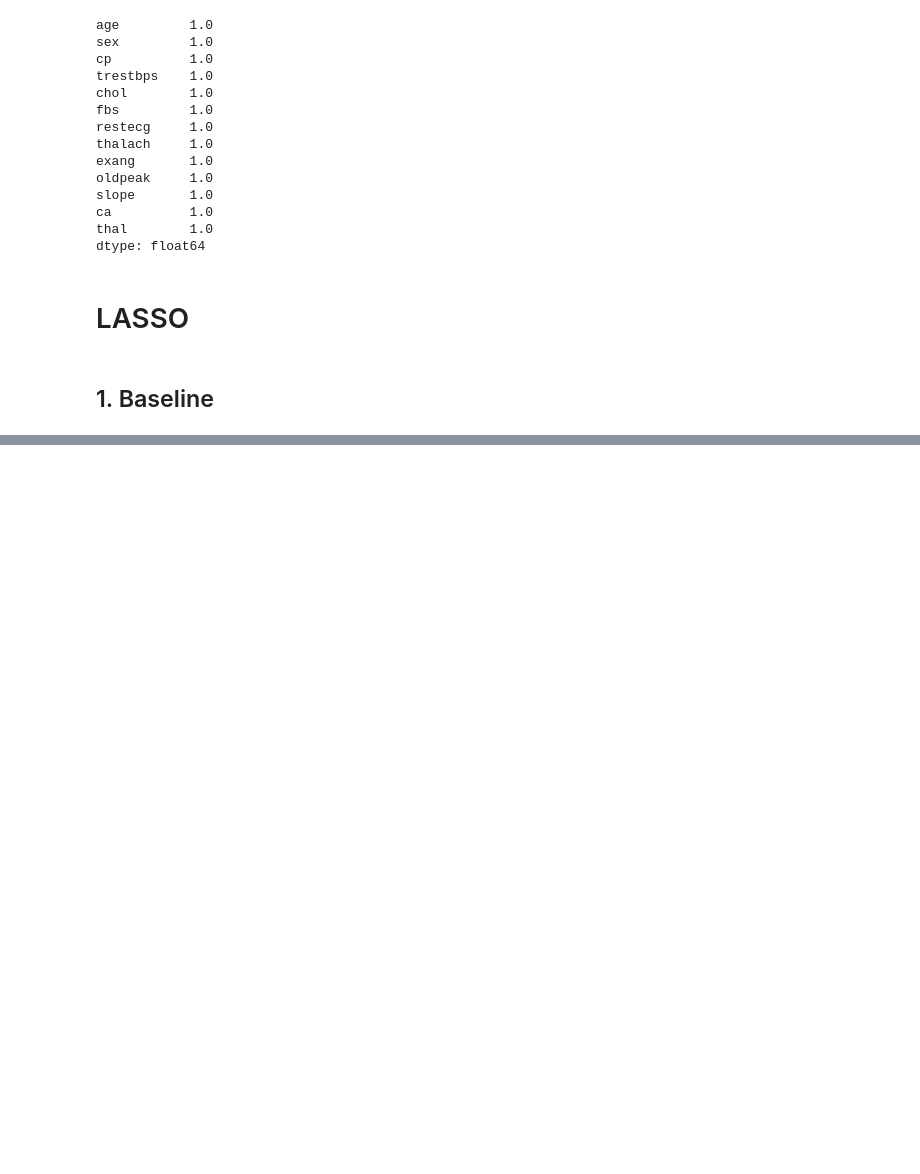
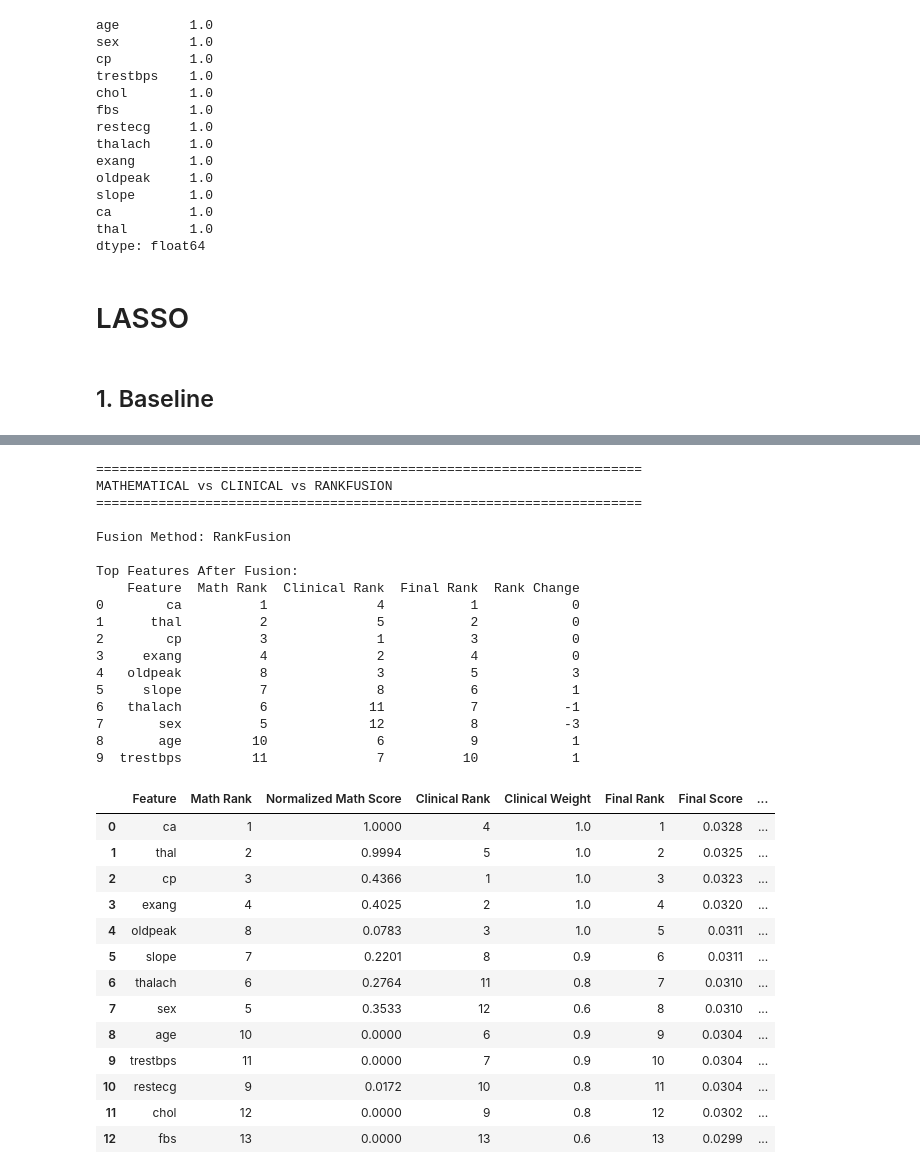
Before and after one commit to anandha-3679/msc_research, a Jupyter notebook: notebooks/anandha/heartdisease/heartdisease_lasso.ipynb, the cells around one changed output, grey strips where cells are left out. Cells and saved outputs as stored; diff of their text form; code cells hidden in the pictures; blank space fills up the shorter version.

```diff
--- a/notebooks/anandha/heartdisease/heartdisease_lasso.ipynb
+++ b/notebooks/anandha/heartdisease/heartdisease_lasso.ipynb
@@ -460,0 +588,33 @@ dtype: float64
+# %%
+# =============================================================================
+# BASELINE MODELS
+# =============================================================================
+
+from sklearn.linear_model import LogisticRegression
+from sklearn.ensemble import RandomForestClassifier
+from xgboost import XGBClassifier
+
+
+models = {
+
+    "Logistic Regression": LogisticRegression(
+        max_iter=1000,
+        class_weight="balanced",
+        random_state=42
+    ),
+
+    "Random Forest": RandomForestClassifier(
+        n_estimators=100,
+        class_weight="balanced",
+        random_state=42
+    ),
+
+    "XGBoost": XGBClassifier(
+        random_state=42,
+        eval_metric="logloss",
+        scale_pos_weight=(
+            (y_train == 0).sum() /
+            (y_train == 1).sum()
+        )
+    )
+}
@@ -460,0 +1118,41 @@ dtype: float64
+# %%
+# =============================================================================
+# COMPARE RANKINGS
+# =============================================================================
+
+comparison = selector.compare_scores()
+
+display(comparison)
+# %% [output]
+======================================================================
+MATHEMATICAL vs CLINICAL vs RANKFUSION
+======================================================================
+
+Fusion Method: RankFusion
+
+Top Features After Fusion:
+    Feature  Math Rank  Clinical Rank  Final Rank  Rank Change
+0        ca          1              4           1            0
+1      thal          2              5           2            0
+2        cp          3              1           3            0
+3     exang          4              2           4            0
+4   oldpeak          8              3           5            3
+5     slope          7              8           6            1
+6   thalach          6             11           7           -1
+7       sex          5             12           8           -3
+8       age         10              6           9            1
+9  trestbps         11              7          10            1
+|  | Feature | Math Rank | Normalized Math Score | Clinical Rank | Clinical Weight | Final Rank | Final Score | ... |
+| 0 | ca | 1 | 1.0000 | 4 | 1.0 | 1 | 0.0328 | ... |
+| 1 | thal | 2 | 0.9994 | 5 | 1.0 | 2 | 0.0325 | ... |
+| 2 | cp | 3 | 0.4366 | 1 | 1.0 | 3 | 0.0323 | ... |
+| 3 | exang | 4 | 0.4025 | 2 | 1.0 | 4 | 0.0320 | ... |
+| 4 | oldpeak | 8 | 0.0783 | 3 | 1.0 | 5 | 0.0311 | ... |
+| 5 | slope | 7 | 0.2201 | 8 | 0.9 | 6 | 0.0311 | ... |
+| 6 | thalach | 6 | 0.2764 | 11 | 0.8 | 7 | 0.0310 | ... |
+| 7 | sex | 5 | 0.3533 | 12 | 0.6 | 8 | 0.0310 | ... |
+| 8 | age | 10 | 0.0000 | 6 | 0.9 | 9 | 0.0304 | ... |
+| 9 | trestbps | 11 | 0.0000 | 7 | 0.9 | 10 | 0.0304 | ... |
+| 10 | restecg | 9 | 0.0172 | 10 | 0.8 | 11 | 0.0304 | ... |
+| 11 | chol | 12 | 0.0000 | 9 | 0.8 | 12 | 0.0302 | ... |
+| 12 | fbs | 13 | 0.0000 | 13 | 0.6 | 13 | 0.0299 | ... |
```
Also changed, not shown: parts of 26 cells of this notebook.
